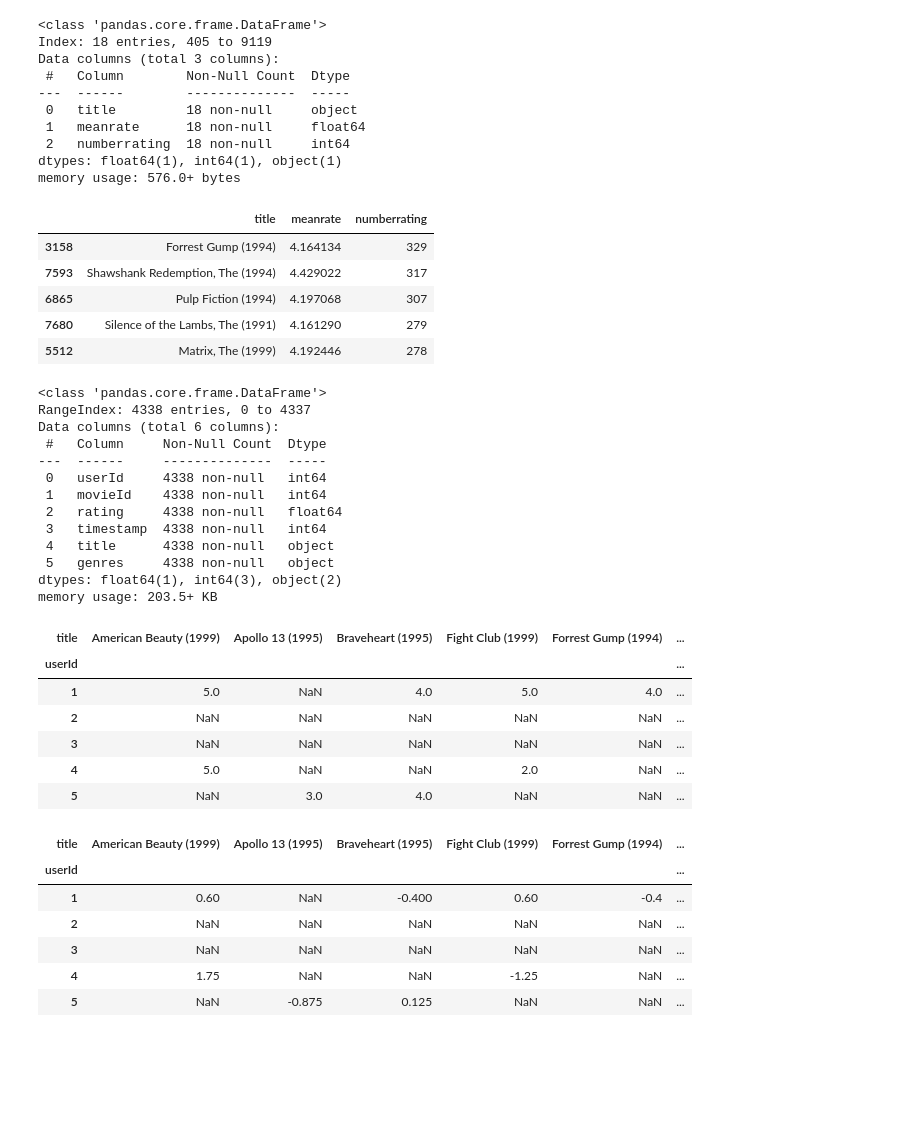
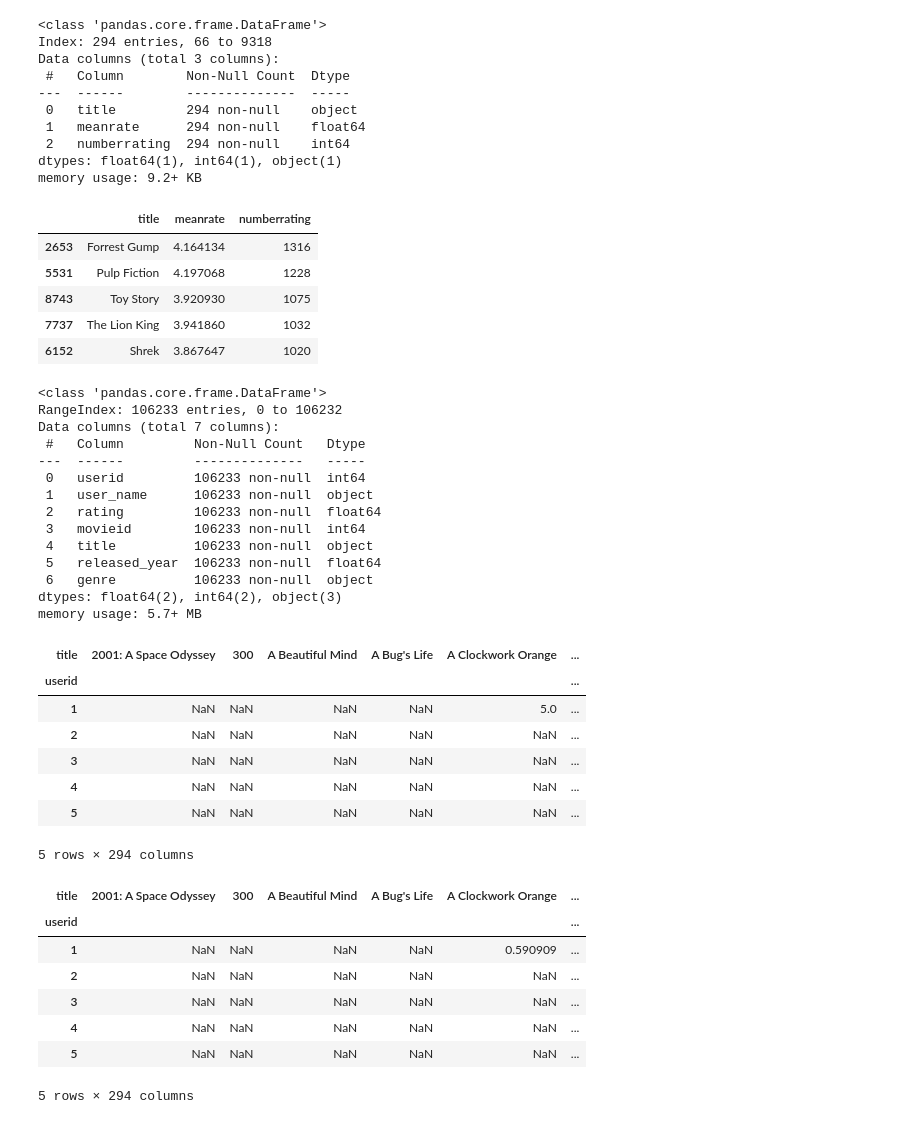
Before and after one commit to proman2520/project-4, a Jupyter notebook: User-BasedProject4.ipynb, the cells around one changed output. Drawn from its saved outputs; the diff is of its cells as text; code cells hidden in the pictures; blank space fills up the shorter version.

```diff
--- a/User-BasedProject4.ipynb
+++ b/User-BasedProject4.ipynb
@@ -43,0 +17,5 @@ df.head()
+# %%
+movie_ratings = pd.read_csv('combined_movie_data_all_genres_in_one_column.csv')
+# %%
+df = pd.DataFrame(movie_ratings)
+df.head()
@@ -49,66 +34,69 @@ aggrate200 = aggrate[aggrate['numberrating'] > 200]
 aggrate200.info()
 # %% [output]
 <class 'pandas.core.frame.DataFrame'>
-Index: 18 entries, 405 to 9119
+Index: 294 entries, 66 to 9318
 Data columns (total 3 columns):
  #   Column        Non-Null Count  Dtype
 ---  ------        --------------  -----
- 0   title         18 non-null     object
- 1   meanrate      18 non-null     float64
- 2   numberrating  18 non-null     int64
+ 0   title         294 non-null    object
+ 1   meanrate      294 non-null    float64
+ 2   numberrating  294 non-null    int64
 dtypes: float64(1), int64(1), object(1)
-memory usage: 576.0+ bytes
+memory usage: 9.2+ KB
 # %%
 aggrate200.sort_values(by= 'numberrating', ascending= False).head()
 # %% [output]
 |  | title | meanrate | numberrating |
-| 3158 | Forrest Gump (1994) | 4.164134 | 329 |
-| 7593 | Shawshank Redemption, The (1994) | 4.429022 | 317 |
-| 6865 | Pulp Fiction (1994) | 4.197068 | 307 |
-| 7680 | Silence of the Lambs, The (1991) | 4.161290 | 279 |
-| 5512 | Matrix, The (1999) | 4.192446 | 278 |
+| 2653 | Forrest Gump | 4.164134 | 1316 |
+| 5531 | Pulp Fiction | 4.197068 | 1228 |
+| 8743 | Toy Story | 3.920930 | 1075 |
+| 7737 | The Lion King | 3.941860 | 1032 |
+| 6152 | Shrek | 3.867647 | 1020 |
 # %%
 df200 = pd.merge(df, aggrate200[['title']], on= 'title', how= 'inner')
 
 df200.info()
 # %% [output]
 <class 'pandas.core.frame.DataFrame'>
-RangeIndex: 4338 entries, 0 to 4337
-Data columns (total 6 columns):
- #   Column     Non-Null Count  Dtype
----  ------     --------------  -----
- 0   userId     4338 non-null   int64
- 1   movieId    4338 non-null   int64
- 2   rating     4338 non-null   float64
- 3   timestamp  4338 non-null   int64
- 4   title      4338 non-null   object
- 5   genres     4338 non-null   object
-dtypes: float64(1), int64(3), object(2)
-memory usage: 203.5+ KB
+RangeIndex: 106233 entries, 0 to 106232
+Data columns (total 7 columns):
+ #   Column         Non-Null Count   Dtype
+---  ------         --------------   -----
+ 0   userid         106233 non-null  int64
+ 1   user_name      106233 non-null  object
+ 2   rating         106233 non-null  float64
+ 3   movieid        106233 non-null  int64
+ 4   title          106233 non-null  object
+ 5   released_year  106233 non-null  float64
+ 6   genre          106233 non-null  object
+dtypes: float64(2), int64(2), object(3)
+memory usage: 5.7+ MB
 # %%
-matrix = df200.pivot_table(index= 'userId', columns= 'title', values= 'rating')
+matrix = df200.pivot_table(index= 'userid', columns= 'title', values= 'rating')
 
 matrix.head()
 # %% [output]
-| title | American Beauty (1999) | Apollo 13 (1995) | Braveheart (1995) | Fight Club (1999) | Forrest Gump (1994) | ... |
-| userId |  |  |  |  |  | ... |
-| 1 | 5.0 | NaN | 4.0 | 5.0 | 4.0 | ... |
+| title | 2001: A Space Odyssey | 300 | A Beautiful Mind | A Bug's Life | A Clockwork Orange | ... |
+| userid |  |  |  |  |  | ... |
+| 1 | NaN | NaN | NaN | NaN | 5.0 | ... |
 | 2 | NaN | NaN | NaN | NaN | NaN | ... |
 | 3 | NaN | NaN | NaN | NaN | NaN | ... |
-| 4 | 5.0 | NaN | NaN | 2.0 | NaN | ... |
-| 5 | NaN | 3.0 | 4.0 | NaN | NaN | ... |
+| 4 | NaN | NaN | NaN | NaN | NaN | ... |
+| 5 | NaN | NaN | NaN | NaN | NaN | ... |
+5 rows × 294 columns
 # %%
 maxtrixnorm = matrix.subtract(matrix.mean(axis= 1), axis = 'rows')
 
 maxtrixnorm.head()
 # %% [output]
-| title | American Beauty (1999) | Apollo 13 (1995) | Braveheart (1995) | Fight Club (1999) | Forrest Gump (1994) | ... |
-| userId |  |  |  |  |  | ... |
-| 1 | 0.60 | NaN | -0.400 | 0.60 | -0.4 | ... |
+| title | 2001: A Space Odyssey | 300 | A Beautiful Mind | A Bug's Life | A Clockwork Orange | ... |
+| userid |  |  |  |  |  | ... |
+| 1 | NaN | NaN | NaN | NaN | 0.590909 | ... |
 | 2 | NaN | NaN | NaN | NaN | NaN | ... |
 | 3 | NaN | NaN | NaN | NaN | NaN | ... |
-| 4 | 1.75 | NaN | NaN | -1.25 | NaN | ... |
-| 5 | NaN | -0.875 | 0.125 | NaN | NaN | ... |
+| 4 | NaN | NaN | NaN | NaN | NaN | ... |
+| 5 | NaN | NaN | NaN | NaN | NaN | ... |
+5 rows × 294 columns
 # %%
 simuser = maxtrixnorm.T.corr()
 simuser.head()
```
Also changed, not shown: parts of 13 cells of this notebook, 1 other file.
